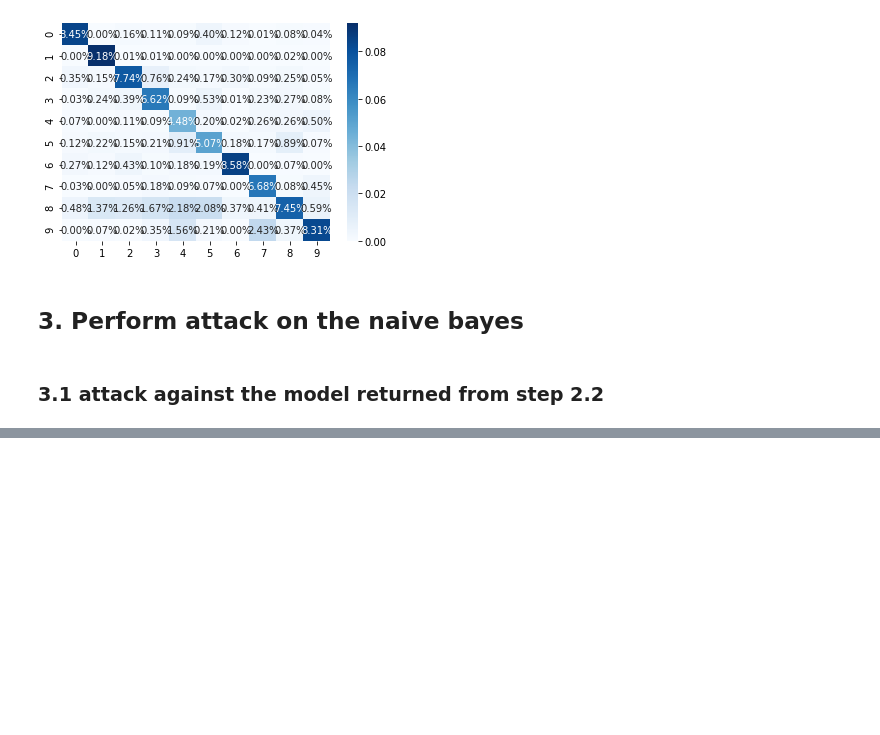
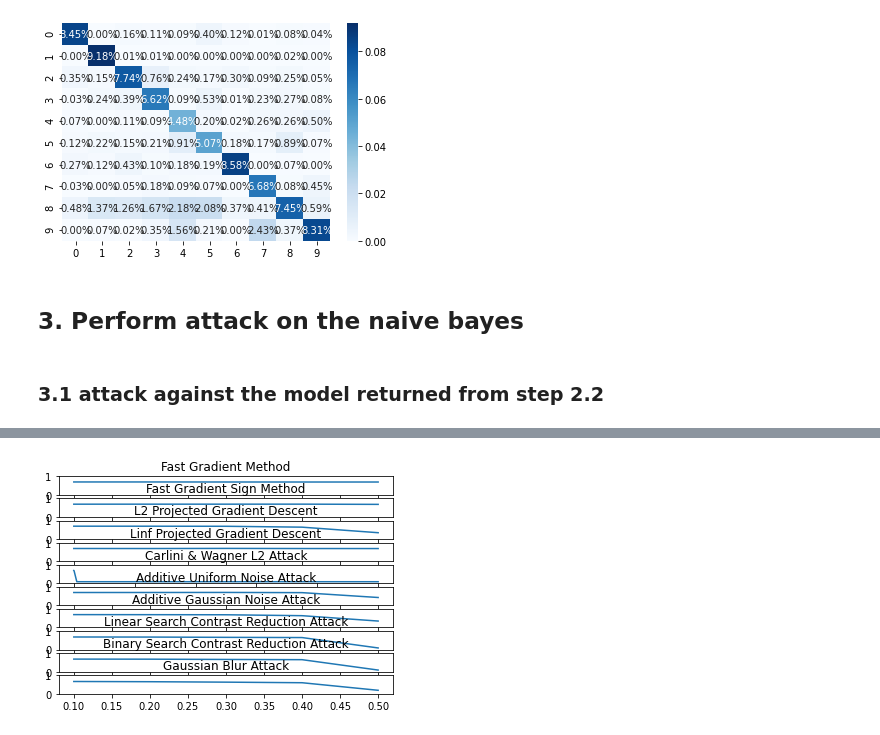
Before and after one commit to zyzhang1130/CS5340-group-project, a Jupyter notebook: NB_pytorch.ipynb, the cells around one changed output, grey strips where cells are left out. Drawn from its saved outputs; the diff is of its cells as text; code cells hidden in the pictures; blank space fills up the shorter version.

Commit message:
update nv with latest attack

```diff
--- a/pytorch_NB.ipynb
+++ b/NB_pytorch.ipynb
@@ -380,0 +392,86 @@ def plot_images(images):
+# %%
+model = gnb_clf_torch1.eval()
+fmodel = PyTorchModel(model, bounds=(0, 1))
+
+test_size = 1000  # assuming we are running 1000 tests for each attack
+batch_size = 50   # adjust your batch size according to memory limitation, as long as it's a divisor of 1000
+num_batch = int(test_size / batch_size)
+
+test_dataset = MNIST(root='./data', download=True, train=False, transform=transforms.ToTensor())
+test_dataloader = DataLoader(test_dataset, batch_size=batch_size, shuffle=False)
+
+Linf_epsilons = [
+    0.1,
+    0.2,
+    0.3,
+    0.4,
+    0.5
+]
+CW_epsilons = [
+    0.1,
+    1,
+    10,
+    100,
+    1000
+]
+
+L2_epsilons = [
+    1,
+    2,
+    3,
+    4,
+    5
+]
+attacks = [
+    # gradient-based attacks
+    {"name": "Fast Gradient Method", "model": fa.L2FastGradientAttack(), "epsilons": L2_epsilons},
+    {"name": "Fast Gradient Sign Method", "model": fa.LinfFastGradientAttack(), "epsilons": Linf_epsilons},
+    {"name": "L2 Projected Gradient Descent", "model": fa.L2ProjectedGradientDescentAttack(), "epsilons": L2_epsilons},
+    {"name": "Linf Projected Gradient Descent", "model": fa.LinfProjectedGradientDescentAttack(), "epsilons": Linf_epsilons},
+    {"name": "Carlini & Wagner L2 Attack", "model": fa.L2CarliniWagnerAttack(), "epsilons": CW_epsilons},
+    # # decision-based attacks
+    # {"name": "Boundary Attack", "model": fa.BoundaryAttack(), "epsilons": L2_epsilons},
+    {"name": "Additive Uniform Noise Attack", "model": fa.LinfAdditiveUniformNoiseAttack(), "epsilons": Linf_epsilons},
+    {"name": "Additive Gaussian Noise Attack", "model": fa.L2AdditiveGaussianNoiseAttack(), "epsilons": L2_epsilons},
+    {"name": "Linear Search Contrast Reduction Attack", "model": fa.LinearSearchContrastReductionAttack(distance=distances.linf), "epsilons": Linf_epsilons},
+    {"name": "Binary Search Contrast Reduction Attack", "model": fa.BinarySearchContrastReductionAttack(distance=distances.linf), "epsilons": Linf_epsilons},
+    {"name": "Gaussian Blur Attack", "model": fa.GaussianBlurAttack(distance=distances.linf), "epsilons": Linf_epsilons}
+]
+
+fig, axs = plt.subplots(len(attacks))
+fig.tight_layout()
+
+for i, attack in enumerate(attacks):
+    clean_accuracy = torch.zeros(num_batch)
+    robust_accuracy_batch = torch.zeros([num_batch, len(L2_epsilons)])
+    count = 0
+    t1 = time.time()
+    for images, labels in test_dataloader:
+        if count == num_batch:
+            break
+        images = ep.astensor(images)
+        labels = ep.astensor(labels)
+        clean_accuracy[count] = fb.utils.accuracy(fmodel, images, labels)
+
+        # The raw adversarial examples. This depends on the attack and we cannot make an guarantees about this output.
+        # The clipped adversarial examples. These are guaranteed to not be perturbed more than epsilon and thus are the actual adversarial examples you want to visualize. Note that some of them might not actually switch the class. To know which samples are actually adversarial, you should look at the third tensor.
+        # The third tensor contains a boolean for each sample, indicating which samples are true adversarials that are both misclassified and within the epsilon balls around the clean samples.
+        raw_adv, clipped_adv, is_adv = attack["model"](fmodel, images, labels, epsilons=attack["epsilons"])
+
+        success_ = is_adv.numpy()
+        robust_accuracy_batch[count] = torch.from_numpy(1.0 - success_.mean(axis=-1))
+
+        count += 1
+
+    t2 = time.time()
+    print(attack)
+    print("Clean accuracy: {:.5f}".format(torch.mean(clean_accuracy)))
+    print("Average time taken for each test: {} seconds".format((t2 - t1) / test_size))
+    robust_accuracy = torch.mean(robust_accuracy_batch, dim=0)
+    print("Accuracy with {} attack: {}".format(attack["name"], robust_accuracy))
+
+    # plot the robust accuracy against epsilons for the particular attack
+    axs[i].set_ylim([0, 1])
+    axs[i].plot(attack["epsilons"], robust_accuracy.numpy())
+    axs[i].set_title(attack["name"])
+# %% [output]
@@ -381 +502,2 @@ def plot_images(images):
+[figure, added]
 # %%
```
Also changed, not shown: parts of 7 cells of this notebook.
